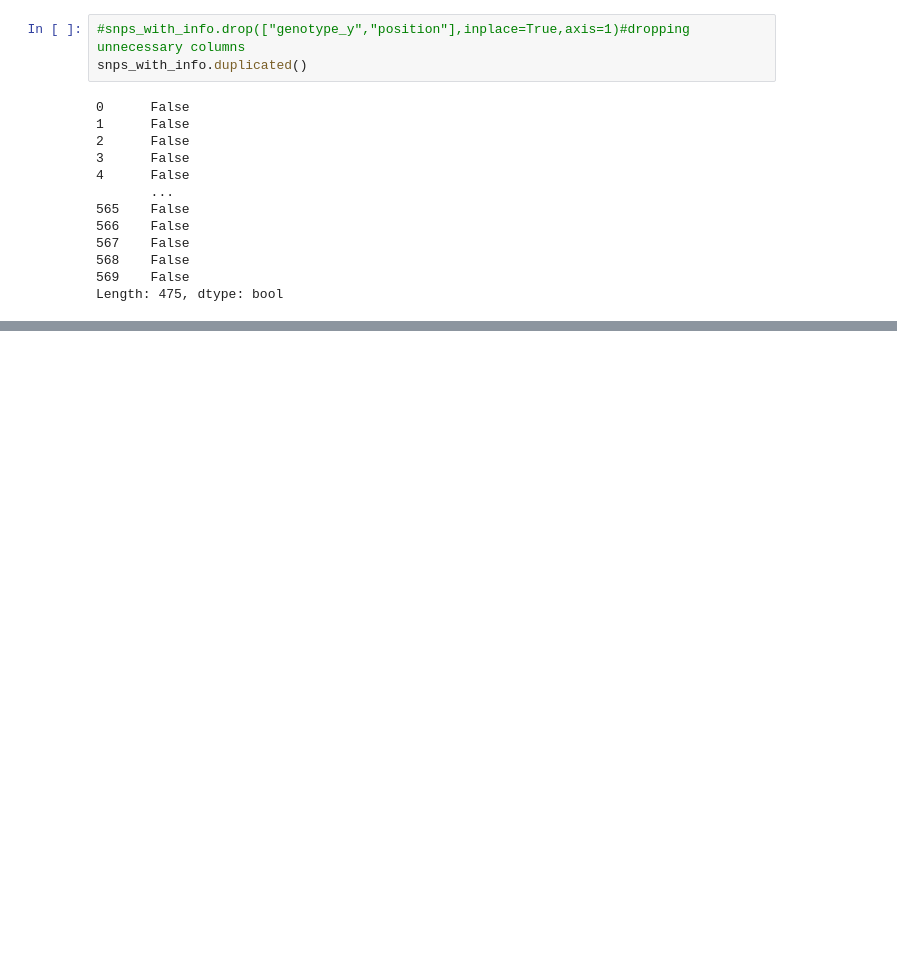
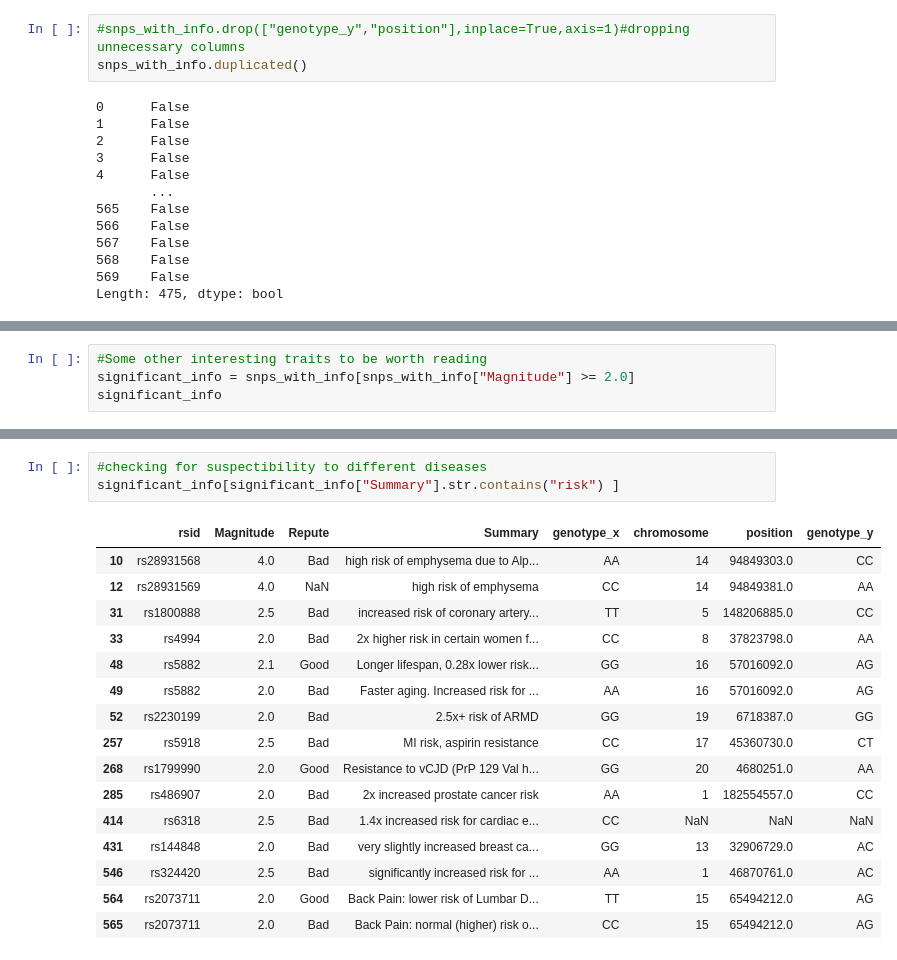
Before and after one commit to nnttluna/genome-decode, a Jupyter notebook: genome_on_ref.ipynb, the cells around one changed output, grey strips where cells are left out. Cells and saved outputs as stored; diff of their text form; blank space fills up the shorter version.

```diff
--- a/genome_on_ref.ipynb
+++ b/genome_on_ref.ipynb
@@ -228,0 +249,4 @@ report
+# %%
+#Some other interesting traits to be worth reading
+significant_info = snps_with_info[snps_with_info["Magnitude"] >= 2.0]
+significant_info
@@ -228,0 +284,20 @@ report
+# %%
+#checking for suspectibility to different diseases
+significant_info[significant_info["Summary"].str.contains("risk") ]
+# %% [output]
+|  | rsid | Magnitude | Repute | Summary | genotype_x | chromosome | position | genotype_y |
+| 10 | rs28931568 | 4.0 | Bad | high risk of emphysema due to Alp... | AA | 14 | 94849303.0 | CC |
+| 12 | rs28931569 | 4.0 | NaN | high risk of emphysema | CC | 14 | 94849381.0 | AA |
+| 31 | rs1800888 | 2.5 | Bad | increased risk of coronary artery... | TT | 5 | 148206885.0 | CC |
+| 33 | rs4994 | 2.0 | Bad | 2x higher risk in certain women f... | CC | 8 | 37823798.0 | AA |
+| 48 | rs5882 | 2.1 | Good | Longer lifespan, 0.28x lower risk... | GG | 16 | 57016092.0 | AG |
+| 49 | rs5882 | 2.0 | Bad | Faster aging. Increased risk for ... | AA | 16 | 57016092.0 | AG |
+| 52 | rs2230199 | 2.0 | Bad | 2.5x+ risk of ARMD | GG | 19 | 6718387.0 | GG |
+| 257 | rs5918 | 2.5 | Bad | MI risk, aspirin resistance | CC | 17 | 45360730.0 | CT |
+| 268 | rs1799990 | 2.0 | Good | Resistance to vCJD (PrP 129 Val h... | GG | 20 | 4680251.0 | AA |
+| 285 | rs486907 | 2.0 | Bad | 2x increased prostate cancer risk | AA | 1 | 182554557.0 | CC |
+| 414 | rs6318 | 2.5 | Bad | 1.4x increased risk for cardiac e... | CC | NaN | NaN | NaN |
+| 431 | rs144848 | 2.0 | Bad | very slightly increased breast ca... | GG | 13 | 32906729.0 | AC |
+| 546 | rs324420 | 2.5 | Bad | significantly increased risk for ... | AA | 1 | 46870761.0 | AC |
+| 564 | rs2073711 | 2.0 | Good | Back Pain: lower risk of Lumbar D... | TT | 15 | 65494212.0 | AG |
+| 565 | rs2073711 | 2.0 | Bad | Back Pain: normal (higher) risk o... | CC | 15 | 65494212.0 | AG |
```
Also changed, not shown: parts of 5 cells of this notebook.
